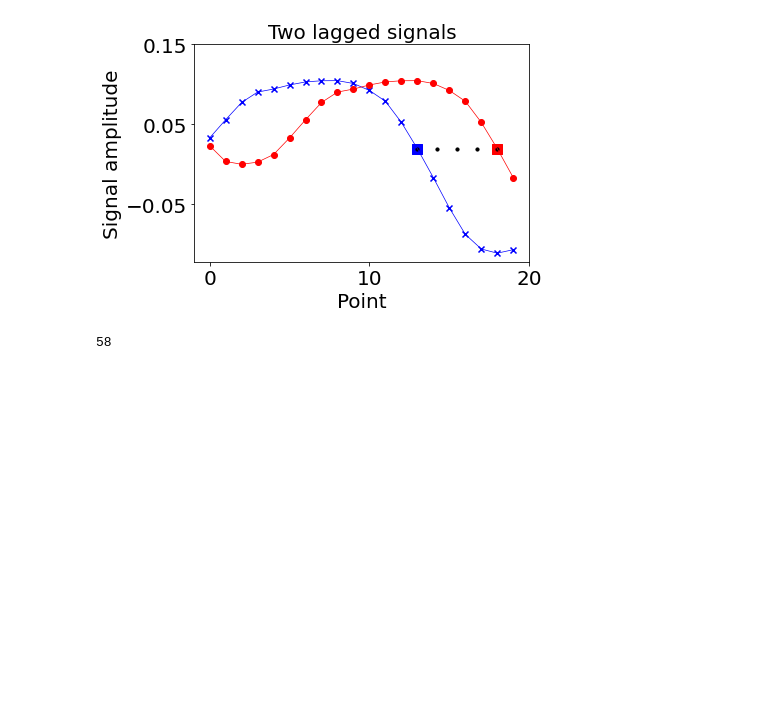
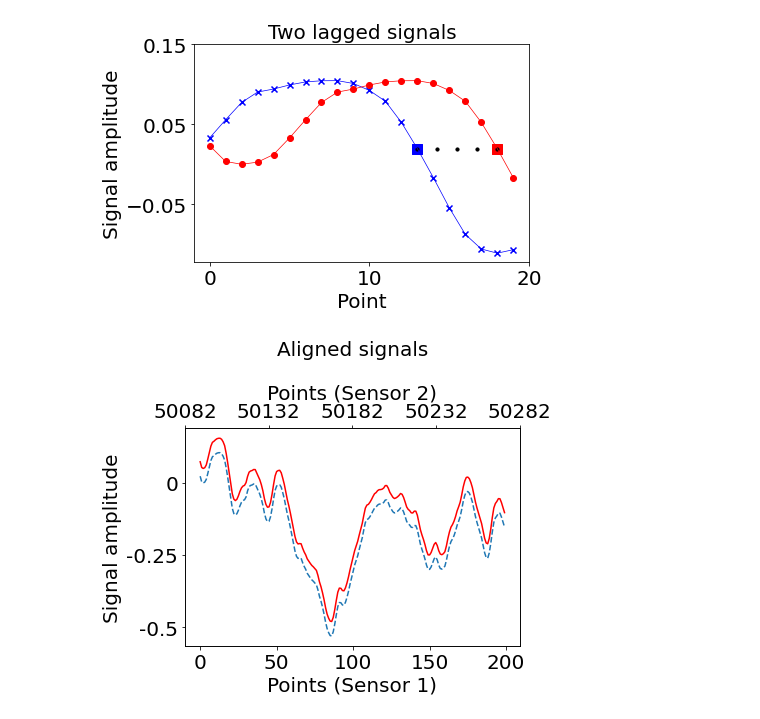
Before and after one commit to Shee-Ra/computer_vision, a Jupyter notebook: 1_1D_spatial_cross_correlation/notebooks/2_data exploration for submission question.ipynb, the cells around one changed output. Saved outputs shown, nothing was run; the diff lists cells and outputs as text; code cells hidden in the pictures; blank space fills up the shorter version.

```diff
--- a/1_1D_spatial_cross_correlation/notebooks/2_data exploration for submission question.ipynb
+++ b/1_1D_spatial_cross_correlation/notebooks/2_data exploration for submission question.ipynb
@@ -141,4 +51,24 @@ run_time=np.array([1.73, 1.72, 1.78, 1.74, 1.78, 1.80, 1.74, 1.78, 1.81, 1.83, 1
-# %%
-run_time.size
-# %% [output]
-58
+# %%
+fig = plt.figure()
+ax1 = fig.add_subplot(111)
+ax2 = ax1.twiny()
+
+ax1.plot(s1[0:200],linestyle='--')
+ax1.plot(s2[50082:50282]+0.05,color='red')
+
+ax1.set_yticks([-0.5, -0.25, 0])
+ax1.set_xticks([0, 50, 100, 150, 200])
+ax2.set_xticks([0, 50, 100, 150, 200])
+
+ax1.set_yticklabels(['-0.5', '-0.25', '0'], fontsize=20)
+ax1.set_xticklabels(['0', '50', '100', '150', '200'], fontsize = 20)
+ax2.set_xticklabels(['50082', '50132', '50182', '50232', '50282'], fontsize = 20)
+
+ax1.set_ylabel('Signal amplitude', fontsize = 20)
+ax2.set_xlabel('Points (Sensor 2)', fontsize = 20)
+ax1.set_xlabel('Points (Sensor 1)', fontsize = 20)
+
+plt.title('Aligned signals\n', fontsize=20)
+plt.savefig(os.path.join(save_figs,'1D_matched_signals.pdf'), bbox_inches='tight', dpi=100)
+# %% [output]
+[figure, added]
```
Also changed, not shown: parts of 27 cells of this notebook, 25 other files.
